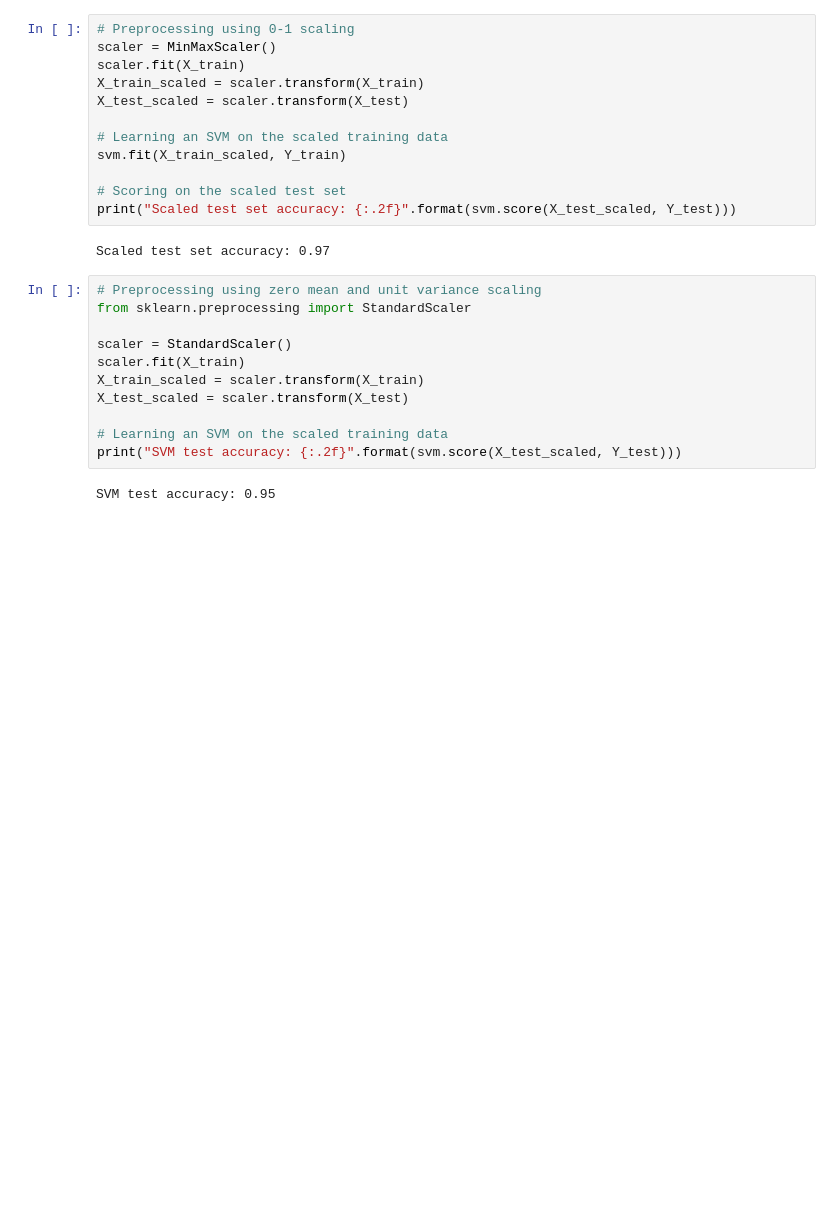
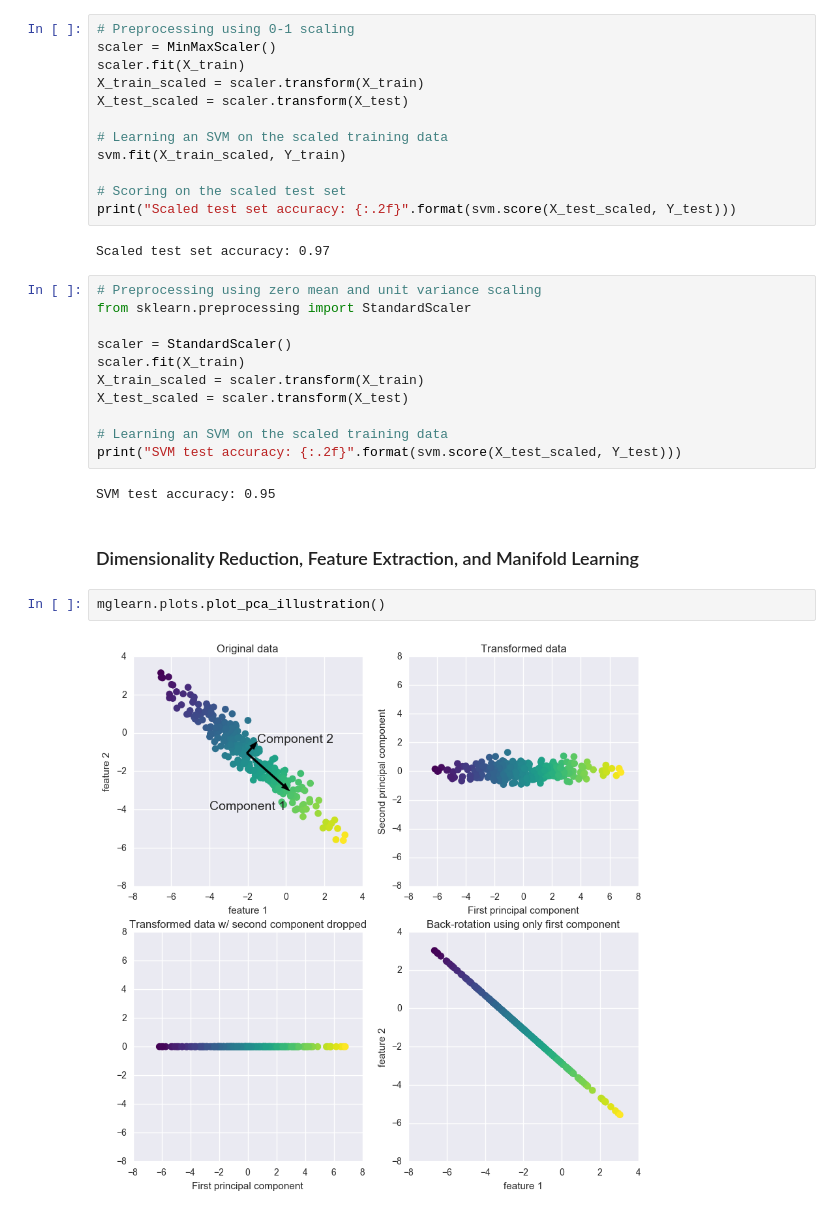
Before and after one commit to alvin319/book-notes, a Jupyter notebook: IntroductionToMachineLearningWithPython/unsupervised_learning.ipynb, the cells around one changed output. Cells and saved outputs as stored; diff of their text form; blank space fills up the shorter version.

```diff
--- a/IntroductionToMachineLearningWithPython/unsupervised_learning.ipynb
+++ b/IntroductionToMachineLearningWithPython/unsupervised_learning.ipynb
@@ -163,3 +164,9 @@ X_test_scaled = scaler.transform(X_test)
 print("SVM test accuracy: {:.2f}".format(svm.score(X_test_scaled, Y_test)))
 # %% [output]
 SVM test accuracy: 0.95
+# %% [markdown]
+### Dimensionality Reduction, Feature Extraction, and Manifold Learning
+# %%
+mglearn.plots.plot_pca_illustration()
+# %% [output]
+[figure, added]
```
Also changed, not shown: parts of 19 cells of this notebook.
